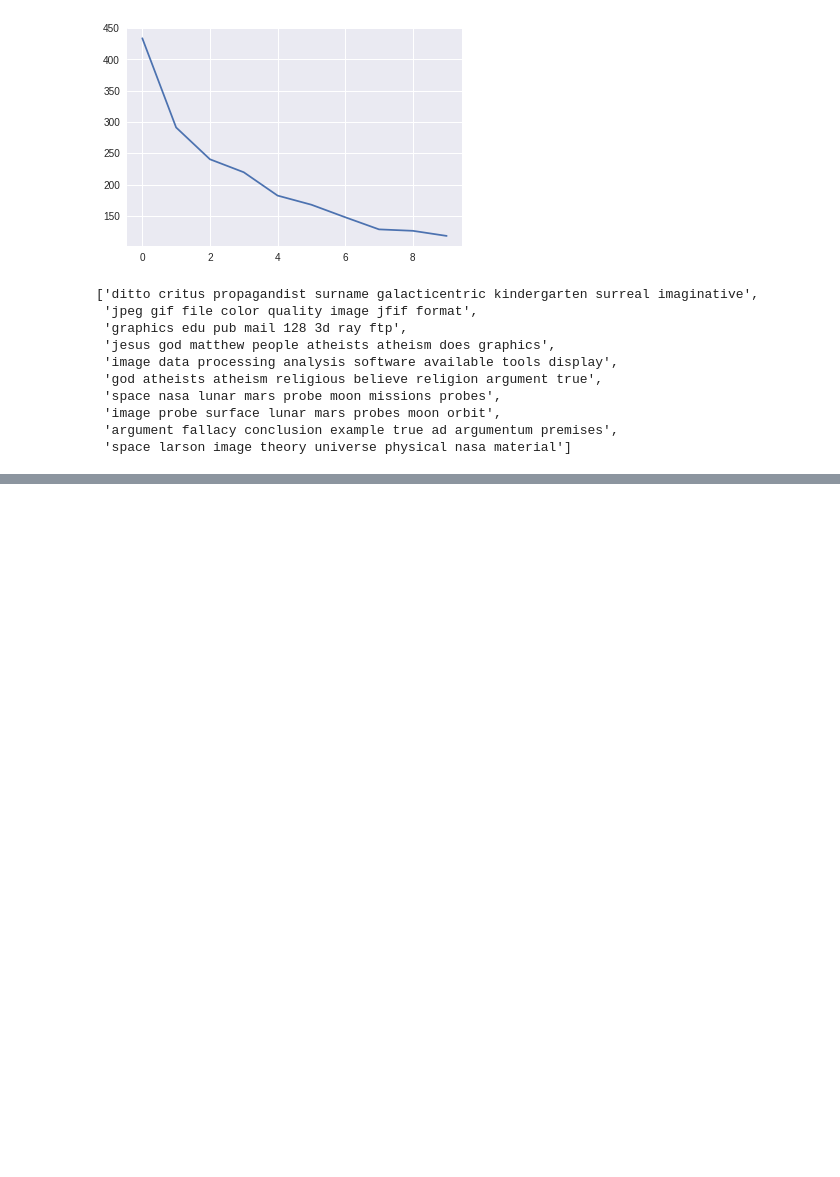
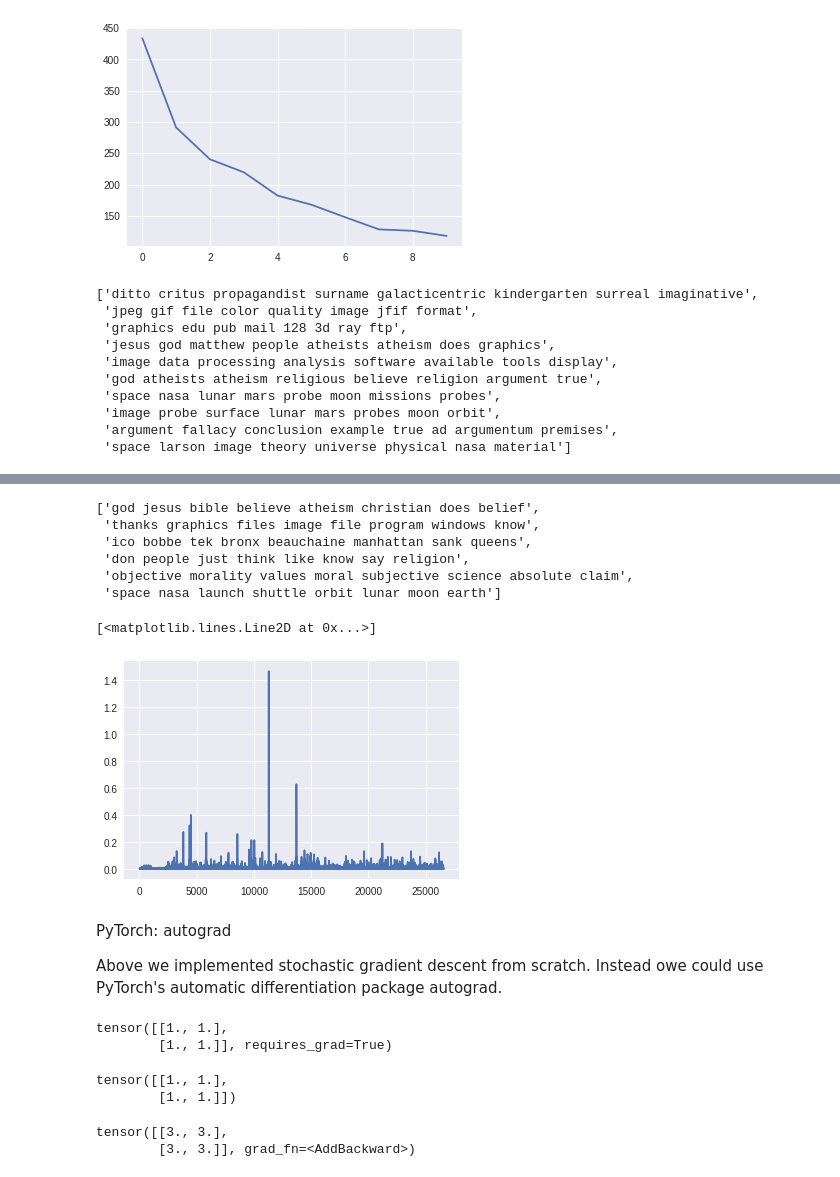
Before and after one commit to aenimaxoxo/Numerical-Linear-Algebra, a Jupyter notebook: Topic_Modeling_with_NMF_and_SVD.ipynb, the cells around one changed output, grey strips where cells are left out. Drawn from its saved outputs; the diff is of its cells as text; code cells hidden in the pictures; blank space fills up the shorter version.

```diff
--- a/Topic_Modeling_with_NMF_and_SVD.ipynb
+++ b/Topic_Modeling_with_NMF_and_SVD.ipynb
@@ -127,0 +200,10 @@ show_topics(Vh[:10])
+# %%
+# set parameters
+lam = 1e3
+lr = 1e-2
+m, n = vectors_tfidf.shape
+
+W1 = clf.fit_transform(vectors)
+H1 = clf.components_
+
+show_topics(H1)
@@ -127,0 +288,31 @@ show_topics(Vh[:10])
+# %%
+mu = 1e-5
+
+def grads_t(M, W, H):
+    R = W.mm(H)-M
+    return (R.mm(H.t()) + penalty_t(W, mu)*lam,
+        W.t().mm(R) + penalty_t(H, mu)*lam) # dW, dH
+
+def penalty_t(M, mu):
+    return (M<mu).type(tc.FloatTensor)*torch.clamp(M - mu, max=0.)
+
+def upd_t(M, W, H, lr):
+    dW,dH = grads_t(M,W,H)
+    W.sub_(lr*dW); H.sub_(lr*dH)
+
+def report_t(M,W,H):
+    print((M-W.mm(H)).norm(2), W.min(), H.min(), (W<0).sum(), (H<0).sum())
+
+
+t_W = tc.FloatTensor(m,d)
+t_H = tc.FloatTensor(d,n)
+t_W.normal_(std=0.01).abs_();
+t_H.normal_(std=0.01).abs_();
+
+d = 6; lam = 100; lr = 0.05
+
+for i in range(1000):
+    upd_t(t_vectors,t_W,t_H,lr)
+    if i % 100 == 0:
+        report_t(t_vectors,t_W,t_H)
+        lr *= 0.9
@@ -127,0 +330,35 @@ show_topics(Vh[:10])
+# %%
+show_topics(t_H.cpu().numpy())
+# %% [output]
+['god jesus bible believe atheism christian does belief',
+ 'thanks graphics files image file program windows know',
+ 'ico bobbe tek bronx beauchaine manhattan sank queens',
+ 'don people just think like know say religion',
+ 'objective morality values moral subjective science absolute claim',
+ 'space nasa launch shuttle orbit lunar moon earth']
+# %%
+plt.plot(t_H.cpu().numpy()[0])
+# %% [output]
+[<matplotlib.lines.Line2D at 0x...>]
+[figure, added]
+# %% [markdown]
+PyTorch: autograd
+
+Above we implemented stochastic gradient descent from scratch. Instead owe could use PyTorch's automatic differentiation package autograd.
+# %%
+x = Variable(torch.ones(2, 2), requires_grad=True)
+print(x)
+# %% [output]
+tensor([[1., 1.],
+        [1., 1.]], requires_grad=True)
+# %%
+print(x.data)
+# %% [output]
+tensor([[1., 1.],
+        [1., 1.]])
+# %%
+y = x + 2
+print(y)
+# %% [output]
+tensor([[3., 3.],
+        [3., 3.]], grad_fn=<AddBackward>)
```
Also changed, not shown: parts of 42 cells of this notebook.
